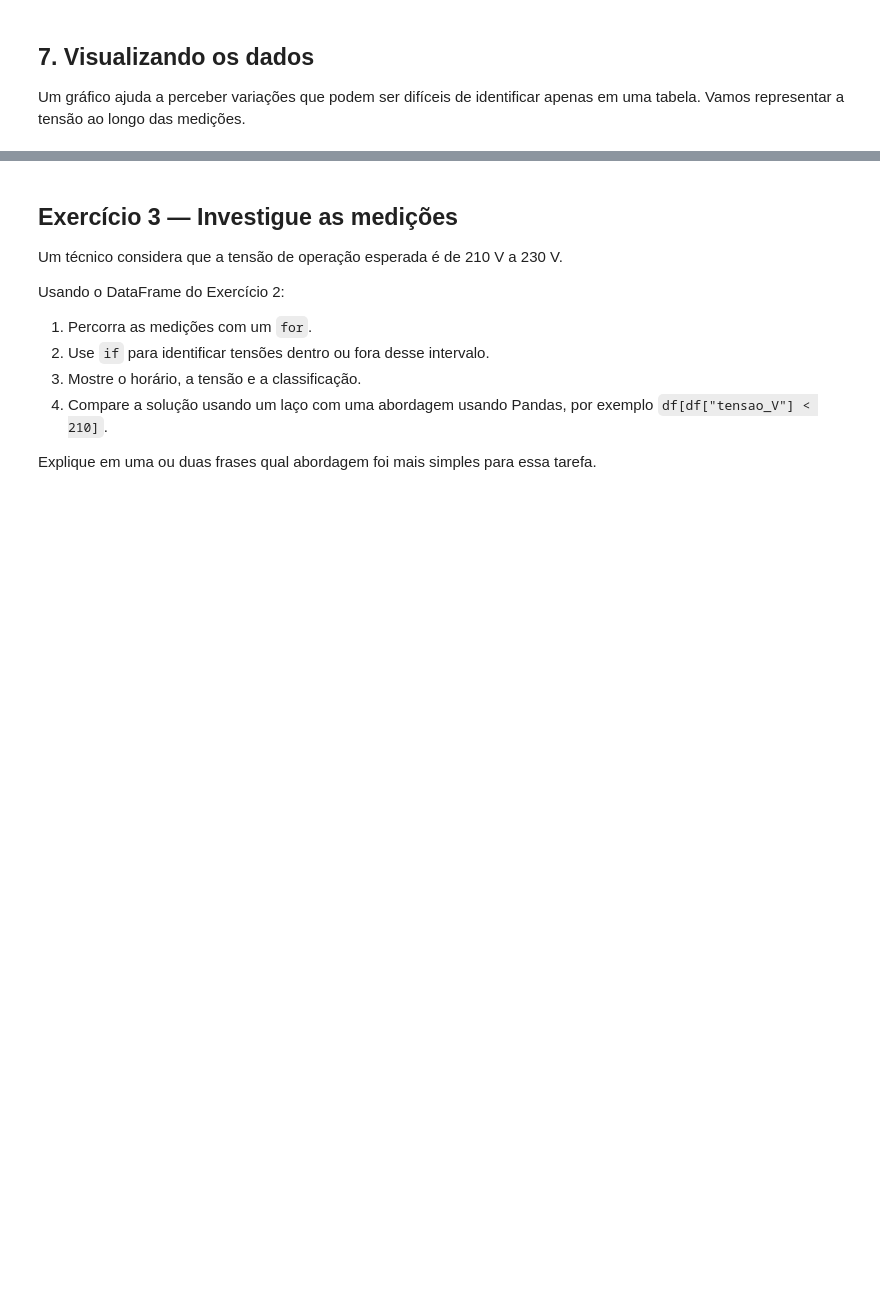
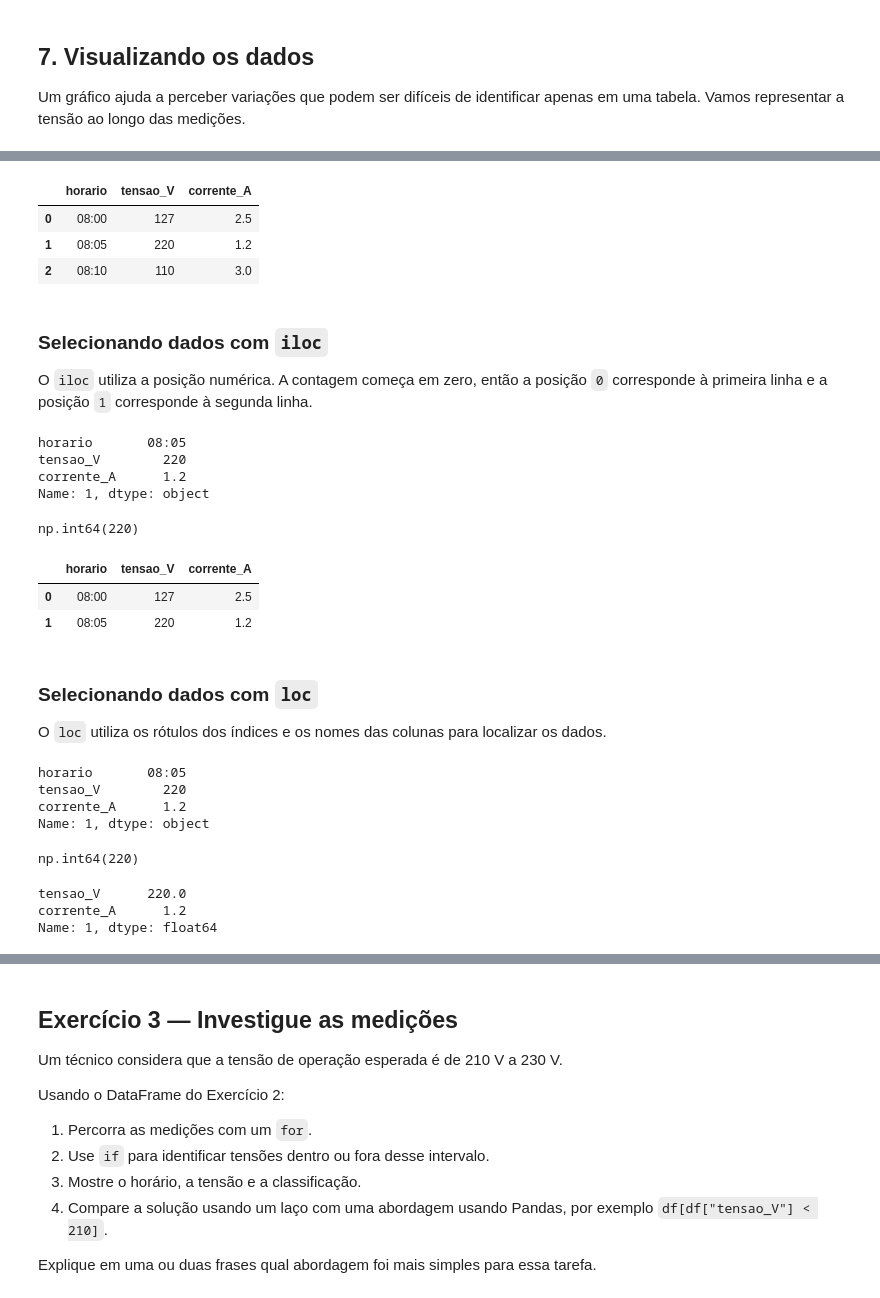
Before and after one commit to annafrosa/programacao-python, a Jupyter notebook: notebooks/pandas_csv_and_data_analysis.ipynb, the cells around one changed output, grey strips where cells are left out. Drawn from its saved outputs; the diff is of its cells as text; code cells hidden in the pictures; blank space fills up the shorter version.

Commit message:
feat: add loc and iloc explanation

```diff
--- a/notebooks/pandas_csv_and_data_analysis.ipynb
+++ b/notebooks/pandas_csv_and_data_analysis.ipynb
@@ -345,0 +329,65 @@ plt.show()
+# %%
+import pandas as pd
+
+df = pd.DataFrame({
+    "horario": ["08:00", "08:05", "08:10"],
+    "tensao_V": [127, 220, 110],
+    "corrente_A": [2.5, 1.2, 3.0]
+})
+
+df
+# %% [output]
+|  | horario | tensao_V | corrente_A |
+| 0 | 08:00 | 127 | 2.5 |
+| 1 | 08:05 | 220 | 1.2 |
+| 2 | 08:10 | 110 | 3.0 |
+# %% [markdown]
+
+### Selecionando dados com `iloc`
+
+O `iloc` utiliza a posição numérica. A contagem começa em zero, então a posição `0` corresponde à primeira linha e a posição `1` corresponde à segunda linha.
+# %%
+# Selecionar a segunda linha
+df.iloc[1]
+# %% [output]
+horario       08:05
+tensao_V        220
+corrente_A      1.2
+Name: 1, dtype: object
+# %%
+# Selecionar apenas a tensão da segunda linha
+df.iloc[1, 1]
+# %% [output]
+np.int64(220)
+# %%
+# Selecionar as duas primeiras linhas
+df.iloc[0:2]
+# %% [output]
+|  | horario | tensao_V | corrente_A |
+| 0 | 08:00 | 127 | 2.5 |
+| 1 | 08:05 | 220 | 1.2 |
+# %% [markdown]
+
+### Selecionando dados com `loc`
+
+O `loc` utiliza os rótulos dos índices e os nomes das colunas para localizar os dados.
+# %%
+# Selecionar a linha cujo índice é 1
+df.loc[1]
+# %% [output]
+horario       08:05
+tensao_V        220
+corrente_A      1.2
+Name: 1, dtype: object
+# %%
+# Selecionar a tensão da linha de índice 1
+df.loc[1, "tensao_V"]
+# %% [output]
+np.int64(220)
+# %%
+# Selecionar tensão e corrente da linha de índice 1
+df.loc[1, ["tensao_V", "corrente_A"]]
+# %% [output]
+tensao_V      220.0
+corrente_A      1.2
+Name: 1, dtype: float64
```
Also changed, not shown: parts of 8 cells of this notebook.
